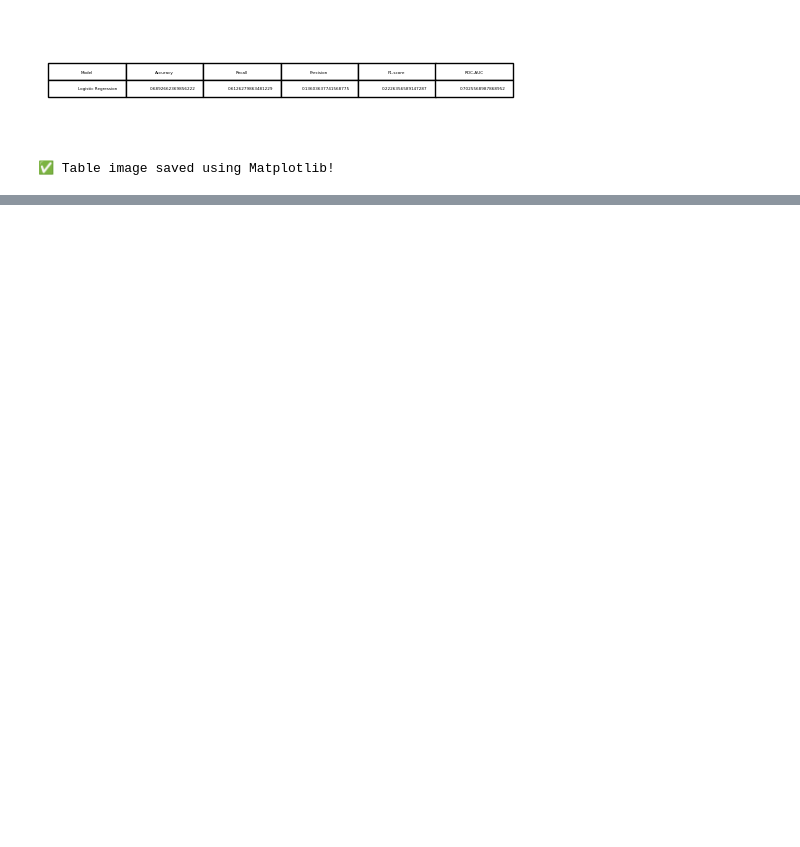
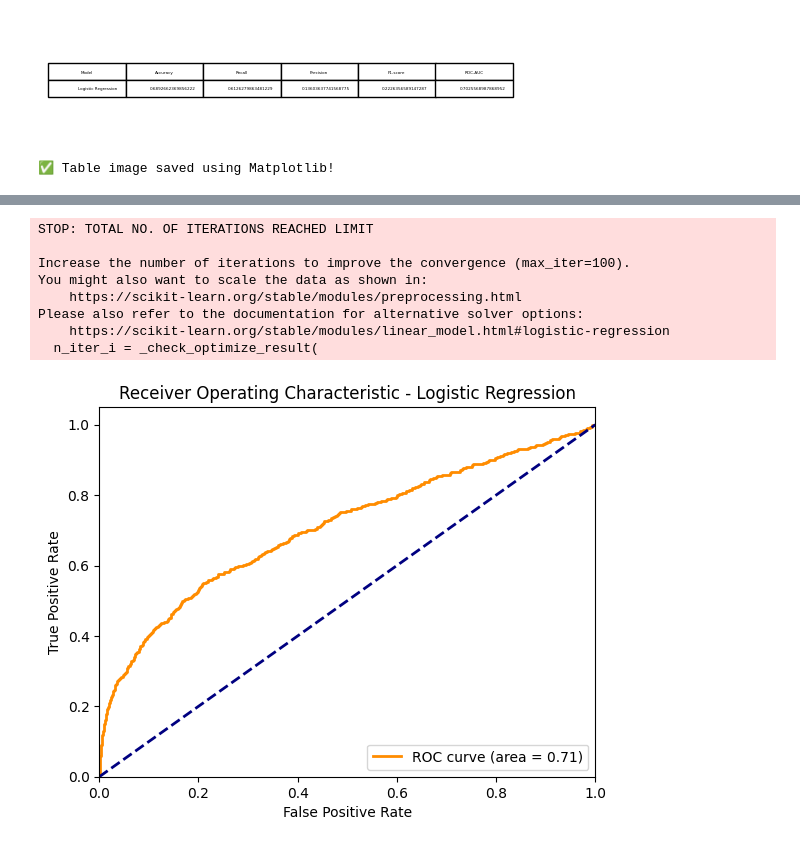
Before and after one commit to kmeghanasai/ML, a Jupyter notebook: early_sepsis_detection/notebooks/train_model/LR.ipynb, the cells around one changed output, grey strips where cells are left out. Saved outputs shown, nothing was run; the diff lists cells and outputs as text; code cells hidden in the pictures; blank space fills up the shorter version.

```diff
--- a/early_sepsis_detection/notebooks/train_model/LR.ipynb
+++ b/early_sepsis_detection/notebooks/train_model/LR.ipynb
@@ -327,0 +336,37 @@ print("✅ Table image saved using Matplotlib!")
+# %%
+from sklearn.linear_model import LogisticRegression
+from sklearn.metrics import roc_curve, roc_auc_score
+import matplotlib.pyplot as plt
+
+# 1️⃣ Train the model
+lr_model = LogisticRegression()
+lr_model.fit(X_train, y_train)
+
+# 2️⃣ Predict probabilities for the positive class
+y_prob = lr_model.predict_proba(X_test)[:, 1]
+
+# 3️⃣ Compute ROC curve metrics
+fpr, tpr, thresholds = roc_curve(y_test, y_prob)
+roc_auc = roc_auc_score(y_test, y_prob)
+
+# 4️⃣ Plot ROC curve
+plt.figure()
+plt.plot(fpr, tpr, color='darkorange', lw=2, label=f'ROC curve (area = {roc_auc:.2f})')
+plt.plot([0, 1], [0, 1], color='navy', lw=2, linestyle='--')
+plt.xlim([0.0, 1.0])
+plt.ylim([0.0, 1.05])
+plt.xlabel('False Positive Rate')
+plt.ylabel('True Positive Rate')
+plt.title('Receiver Operating Characteristic - Logistic Regression')
+plt.legend(loc="lower right")
+plt.show()
+# %% [output]
+STOP: TOTAL NO. OF ITERATIONS REACHED LIMIT
+
+Increase the number of iterations to improve the convergence (max_iter=100).
+You might also want to scale the data as shown in:
+    https://scikit-learn.org/stable/modules/preprocessing.html
+Please also refer to the documentation for alternative solver options:
+    https://scikit-learn.org/stable/modules/linear_model.html#logistic-regression
+  n_iter_i = _check_optimize_result(
+[figure, added]
```
Also changed, not shown: parts of 5 cells of this notebook, 21 other files.
